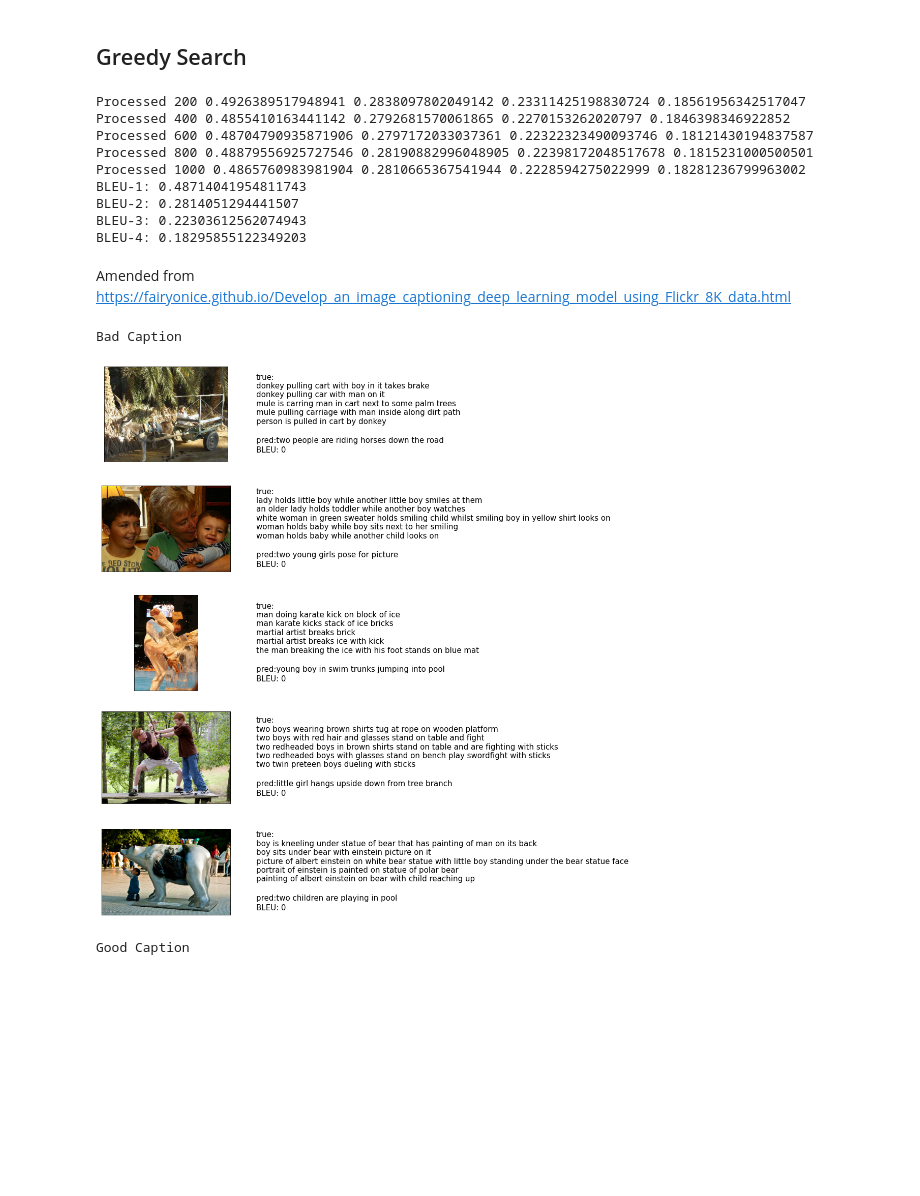
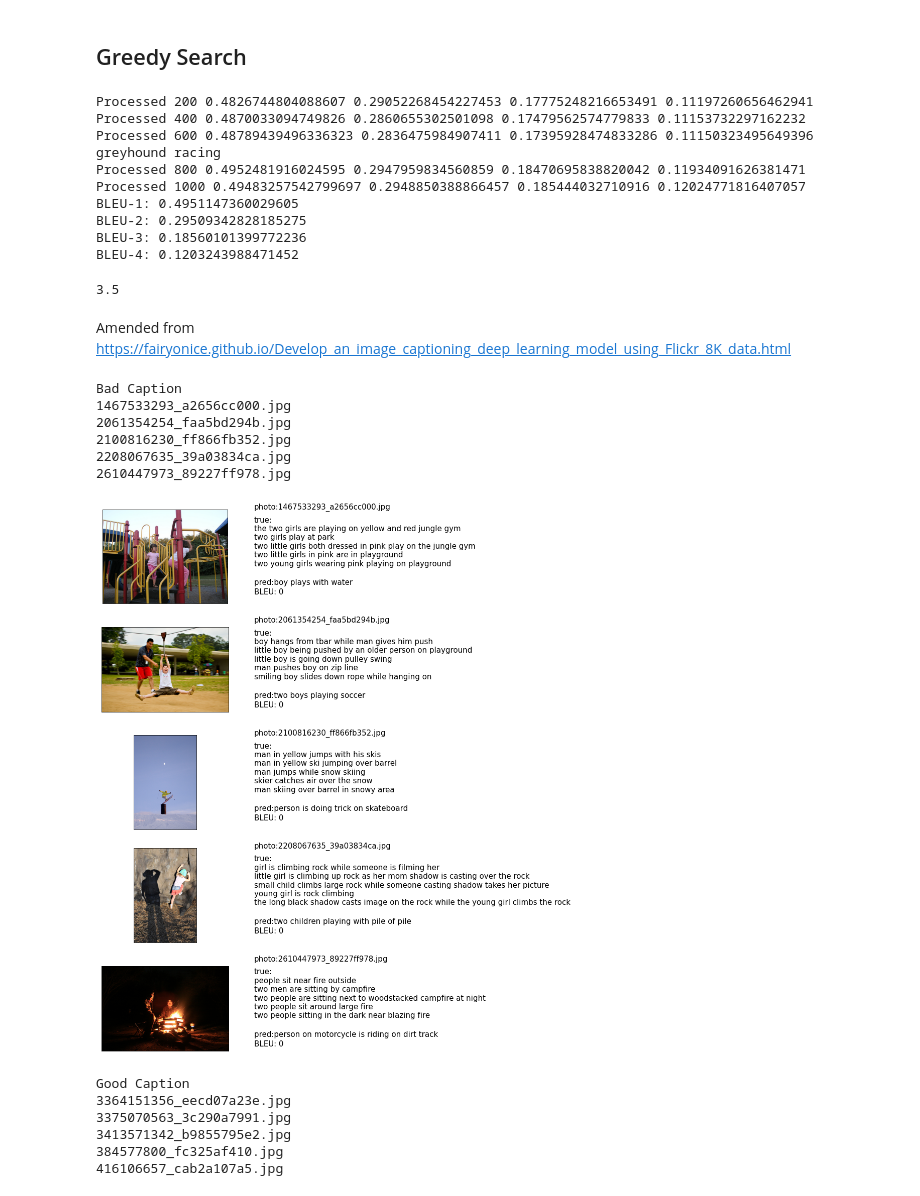
Before and after one commit to roger-yu-ds/image_captioning_neural_network, a Jupyter notebook: notebooks/image_caption1.ipynb, the cells around one changed output. Saved outputs shown, nothing was run; the diff lists cells and outputs as text; code cells hidden in the pictures; blank space fills up the shorter version.

```diff
--- a/notebooks/image_caption1.ipynb
+++ b/notebooks/image_caption1.ipynb
@@ -805,6 +662,15 @@ images = root_directory + 'Flicker8k_Dataset/'
+# %%
+root_directory = '/root/.keras/datasets/'
+images = root_directory + 'Flicker8k_Dataset/'
 # %%
-with open("encoded_test_images.pkl", "rb") as encoded_pickle:
+with open("drive/My Drive/encoded_test_images.pkl", "rb") as encoded_pickle:
     encoding_test = pickle.load(encoded_pickle)
+
+file = open('drive/My Drive/vocab.pkl', 'rb')
+wordtoix = pickle.load(file)
+ixtoword = pickle.load(file)
+descriptions = pickle.load(file)
+file.close()
 # %%
 def greedySearch(photo):
     in_text = 'startseq'
@@ -827,6 +693,7 @@ Create the Test descriptions for BLEU scores.  A smoothing function is used to a
 
 ## Beam Search
 # %%
+max_length = 34
 # cumulative BLEU scores
 from nltk.translate.bleu_score import sentence_bleu, SmoothingFunction
 cc = SmoothingFunction()
@@ -843,20 +710,20 @@ pred_good, pred_bad, bleus = [], [], []
 for pic in encoding_test.keys():
   #  image = encoding_test[pic].reshape((1,2048))
     fname, ext = pic.split('.')
-    caption = beam_search_predictions(pic, 10) # Do prediction
+    caption = beam_search_predictions(pic, 3) # Do prediction
   #  caption = greedySearch(image) # Do prediction
     predicted = caption.split()
     actual = [d.split() for d in descriptions[fname]]
     if len(predicted) < 3:
       print(caption)
     i += 1
-    if i % 200 == 0:
+    if i % 50 == 0:
        print("Processed {} {} {} {} {}".format(i, bleu_1/i, bleu_2/i, bleu_3/i, bleu_4/i))
-    bleu = sentence_bleu(actual, predicted, weights=(1.0, 0, 0, 0), smoothing_function=cc.method4)
-    bleu_1 += sentence_bleu(actual, predicted, weights=(1.0, 0, 0, 0), smoothing_function=cc.method4)
-    bleu_2 += sentence_bleu(actual, predicted, weights=(0, 1, 0, 0), smoothing_function=cc.method4)
-    bleu_3 += sentence_bleu(actual, predicted, weights=(0, 0, 1, 0), smoothing_function=cc.method4)
-    bleu_4 += sentence_bleu(actual, predicted, weights=(0, 0, 0, 1), smoothing_function=cc.method4)
+    bleu = sentence_bleu(actual, predicted, weights=(1.0, 0, 0, 0), smoothing_function=cc.method1)
+    bleu_1 += sentence_bleu(actual, predicted, weights=(1.0, 0, 0, 0), smoothing_function=cc.method1)
+    bleu_2 += sentence_bleu(actual, predicted, weights=(0.5, 0.5, 0, 0), smoothing_function=cc.method1)
+    bleu_3 += sentence_bleu(actual, predicted, weights=(0.33, 0.33, 0.33, 0), smoothing_function=cc.method1)
+    bleu_4 += sentence_bleu(actual, predicted, weights=(0.25, 0.25, 0.25, 0.25), smoothing_function=cc.method1)
 
     bleus.append(bleu)
     if bleu > 0.8:# and len(pred_good) < nkeep:
@@ -882,7 +739,7 @@ BLEU-4: 0.18054197743652842
 ## Greedy Search
 # %%
 # cumulative BLEU scores
-from nltk.translate.bleu_score import sentence_bleu, SmoothingFunction
+from nltk.translate.bleu_score import sentence_bleu, SmoothingFunction#, sentence_nist, sentence_meteor
 cc = SmoothingFunction()
 bleu_1 = 0
 bleu_2 = 0
@@ -906,11 +763,11 @@ for pic in encoding_test.keys():
     i += 1
     if i % 200 == 0:
        print("Processed {} {} {} {} {}".format(i, bleu_1/i, bleu_2/i, bleu_3/i, bleu_4/i))
-    bleu = sentence_bleu(actual, predicted, weights=(1.0, 0, 0, 0), smoothing_function=cc.method4)
-    bleu_1 += sentence_bleu(actual, predicted, weights=(1.0, 0, 0, 0), smoothing_function=cc.method4)
-    bleu_2 += sentence_bleu(actual, predicted, weights=(0, 1, 0, 0), smoothing_function=cc.method4)
-    bleu_3 += sentence_bleu(actual, predicted, weights=(0, 0, 1, 0), smoothing_function=cc.method4)
-    bleu_4 += sentence_bleu(actual, predicted, weights=(0, 0, 0, 1), smoothing_function=cc.method4)
+    bleu = sentence_bleu(actual, predicted, weights=(1.0, 0, 0, 0), smoothing_function=cc.method1)
+    bleu_1 += sentence_bleu(actual, predicted, weights=(1.0, 0, 0, 0), smoothing_function=cc.method1)
+    bleu_2 += sentence_bleu(actual, predicted, weights=(0.5, 0.5, 0, 0), smoothing_function=cc.method1)
+    bleu_3 += sentence_bleu(actual, predicted, weights=(0.33, 0.33, 0.33, 0), smoothing_function=cc.method1)
+    bleu_4 += sentence_bleu(actual, predicted, weights=(0.25, 0.25, 0.25, 0.25), smoothing_function=cc.method1)
 
     bleus.append(bleu)
     if bleu > 0.8:# and len(pred_good) < nkeep:
@@ -923,15 +780,21 @@ print('BLEU-2: {} '.format(bleu_2 / len(encoding_test.keys())))
 print('BLEU-3: {} '.format(bleu_3 / len(encoding_test.keys())))
 print('BLEU-4: {} '.format(bleu_4 / len(encoding_test.keys())))
 # %% [output]
-Processed 200 0.4926389517948941 0.2838097802049142 0.23311425198830724 0.18561956342517047
-Processed 400 0.4855410163441142 0.2792681570061865 0.2270153262020797 0.1846398346922852
-Processed 600 0.48704790935871906 0.2797172033037361 0.22322323490093746 0.18121430194837587
-Processed 800 0.48879556925727546 0.28190882996048905 0.22398172048517678 0.1815231000500501
-Processed 1000 0.4865760983981904 0.2810665367541944 0.2228594275022999 0.18281236799963002
-BLEU-1: 0.48714041954811743
-BLEU-2: 0.2814051294441507
-BLEU-3: 0.22303612562074943
-BLEU-4: 0.18295855122349203
+Processed 200 0.4826744804088607 0.29052268454227453 0.17775248216653491 0.11197260656462941
+Processed 400 0.4870033094749826 0.2860655302501098 0.17479562574779833 0.11153732297162232
+Processed 600 0.48789439496336323 0.2836475984907411 0.17395928474833286 0.11150323495649396
+greyhound racing
+Processed 800 0.4952481916024595 0.2947959834560859 0.18470695838820042 0.11934091626381471
+Processed 1000 0.49483257542799697 0.2948850388866457 0.185444032710916 0.12024771816407057
+BLEU-1: 0.4951147360029605
+BLEU-2: 0.29509342828185275
+BLEU-3: 0.18560101399772236
+BLEU-4: 0.1203243988471452
+# %%
+import nltk
+print(nltk.__version__)
+# %% [output]
+3.5
 # %% [markdown]
 Amended from https://fairyonice.github.io/Develop_an_image_captioning_deep_learning_model_using_Flickr_8K_data.html
 # %%
@@ -953,32 +816,45 @@ def plot_images(pred_bad, type='good', npic=5):
        pred = pred[:npic]
     fig = plt.figure(figsize=(10,npic*4))
     for pb in pred:
         bleu,pic,actual,caption = pb
         ## images - get image from array, reshape and display in column 1
         image = encoding_test[pic].reshape((1,2048))
         x=plt.imread(images+pic)
         ax = fig.add_subplot(npic,2,count,xticks=[],yticks=[])
         ax.imshow(x)
         count += 1
         ## Text - get true descriptions, predicted and BLEU-1 score and display in column 2
         actual = create_str(actual) # Split the 5 descriptions to separate lines
 
         ax = fig.add_subplot(npic,2,count)
         plt.axis('off')
         ax.plot()
         ax.set_xlim(0,1)
         ax.set_ylim(0,1)
+        ax.text(0,1,"photo:" + pic,fontsize=15)
         ax.text(0,0.4,"true:" + actual,fontsize=15)
         ax.text(0,0.2,"pred:" + caption,fontsize=15)
         ax.text(0,0.1,"BLEU: {}".format(bleu),fontsize=15)
         count += 1
+
+        print(pic)
     plt.show()
 
 print("Bad Caption")
 plot_images(pred_bad, 'bad')
 print("Good Caption")
 plot_images(pred_good, 'good')
 # %% [output]
 Bad Caption
+1467533293_a2656cc000.jpg
+2061354254_faa5bd294b.jpg
+2100816230_ff866fb352.jpg
+2208067635_39a03834ca.jpg
+2610447973_89227ff978.jpg
-[figure, old version]
+[figure, new version]
 Good Caption
+3364151356_eecd07a23e.jpg
+3375070563_3c290a7991.jpg
+3413571342_b9855795e2.jpg
+384577800_fc325af410.jpg
+416106657_cab2a107a5.jpg
```
Also changed, not shown: parts of 37 cells of this notebook.
